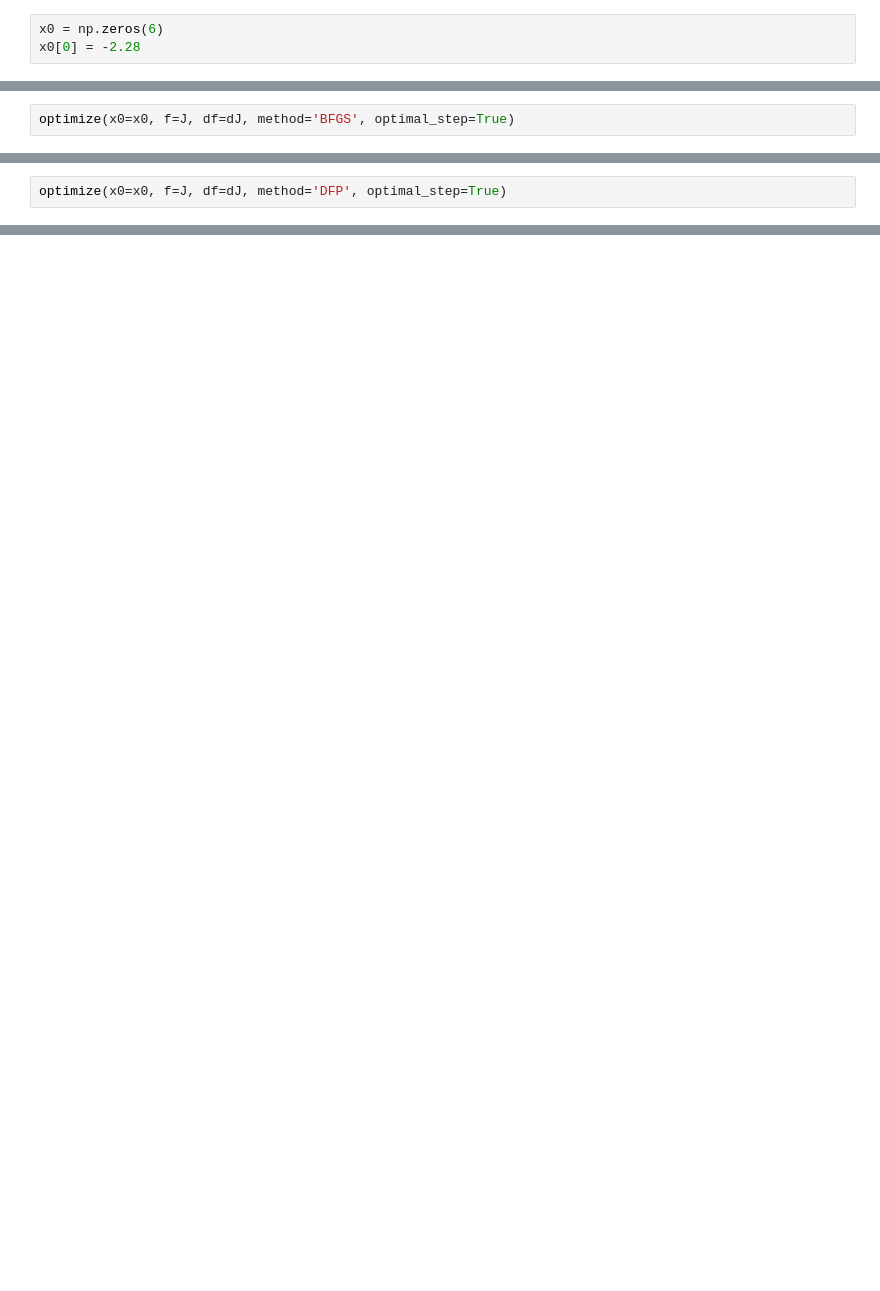
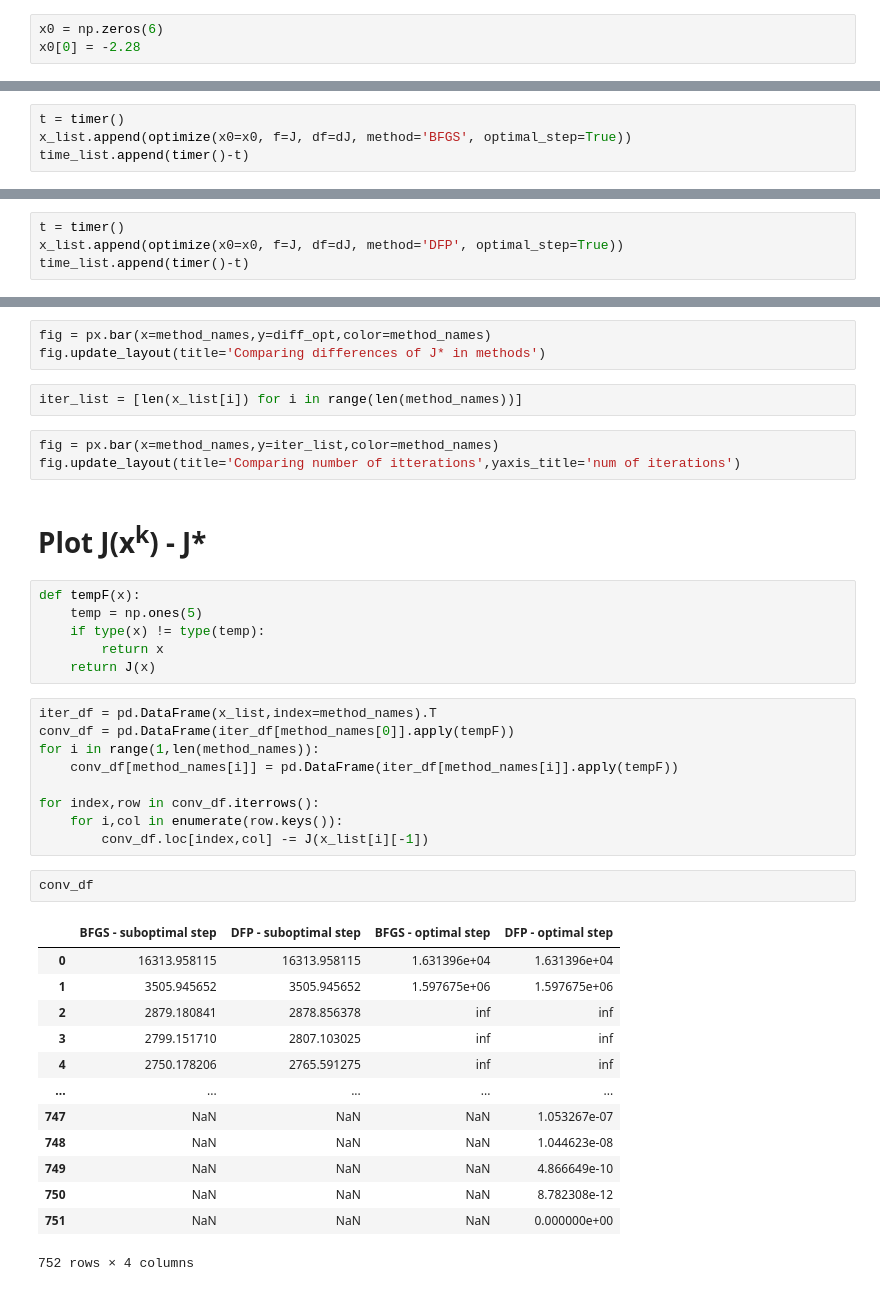
Before and after one commit to TheKompot/LogisticRegression, a Jupyter notebook: test.ipynb, the cells around one changed output, grey strips where cells are left out. Saved outputs shown, nothing was run; the diff lists cells and outputs as text; blank space fills up the shorter version.

Commit message:
test: All methods tested and plot created

```diff
--- a/test.ipynb
+++ b/test.ipynb
@@ -47,3 +57,5 @@ array([-8.27935300e-03, -1.59163190e-02, -3.92260304e-04,  3.82257475e-02,
 # %%
-optimize(x0=x0, f=J, df=dJ, method='BFGS', optimal_step=True)
+t = timer()
+x_list.append(optimize(x0=x0, f=J, df=dJ, method='BFGS', optimal_step=True))
+time_list.append(timer()-t)
 # %% [output]
@@ -52,3 +63,5 @@ array([-8.27936384e-03, -1.59163024e-02, -3.92260278e-04,  3.82257501e-02,
 # %%
-optimize(x0=x0, f=J, df=dJ, method='DFP', optimal_step=True)
+t = timer()
+x_list.append(optimize(x0=x0, f=J, df=dJ, method='DFP', optimal_step=True))
+time_list.append(timer()-t)
 # %% [output]
@@ -75,0 +88,41 @@ J(np.array([-8.27935464e-03, -1.59163174e-02, -3.92259871e-04,  3.82257468e-02,
+# %%
+fig = px.bar(x=method_names,y=diff_opt,color=method_names)
+fig.update_layout(title='Comparing differences of J* in methods')
+# %%
+iter_list = [len(x_list[i]) for i in range(len(method_names))]
+# %%
+fig = px.bar(x=method_names,y=iter_list,color=method_names)
+fig.update_layout(title='Comparing number of itterations',yaxis_title='num of iterations')
+# %% [markdown]
+# Plot J(x<sup>k</sup>) - J*
+# %%
+def tempF(x):
+    temp = np.ones(5)
+    if type(x) != type(temp):
+        return x
+    return J(x)
+# %%
+iter_df = pd.DataFrame(x_list,index=method_names).T
+conv_df = pd.DataFrame(iter_df[method_names[0]].apply(tempF))
+for i in range(1,len(method_names)):
+    conv_df[method_names[i]] = pd.DataFrame(iter_df[method_names[i]].apply(tempF))
+
+for index,row in conv_df.iterrows():
+    for i,col in enumerate(row.keys()):
+        conv_df.loc[index,col] -= J(x_list[i][-1])
+# %%
+conv_df
+# %% [output]
+|  | BFGS - suboptimal step | DFP - suboptimal step | BFGS - optimal step | DFP - optimal step |
+| 0 | 16313.958115 | 16313.958115 | 1.631396e+04 | 1.631396e+04 |
+| 1 | 3505.945652 | 3505.945652 | 1.597675e+06 | 1.597675e+06 |
+| 2 | 2879.180841 | 2878.856378 | inf | inf |
+| 3 | 2799.151710 | 2807.103025 | inf | inf |
+| 4 | 2750.178206 | 2765.591275 | inf | inf |
+| ... | ... | ... | ... | ... |
+| 747 | NaN | NaN | NaN | 1.053267e-07 |
+| 748 | NaN | NaN | NaN | 1.044623e-08 |
+| 749 | NaN | NaN | NaN | 4.866649e-10 |
+| 750 | NaN | NaN | NaN | 8.782308e-12 |
+| 751 | NaN | NaN | NaN | 0.000000e+00 |
+752 rows × 4 columns
```
Also changed, not shown: parts of 19 cells of this notebook.
